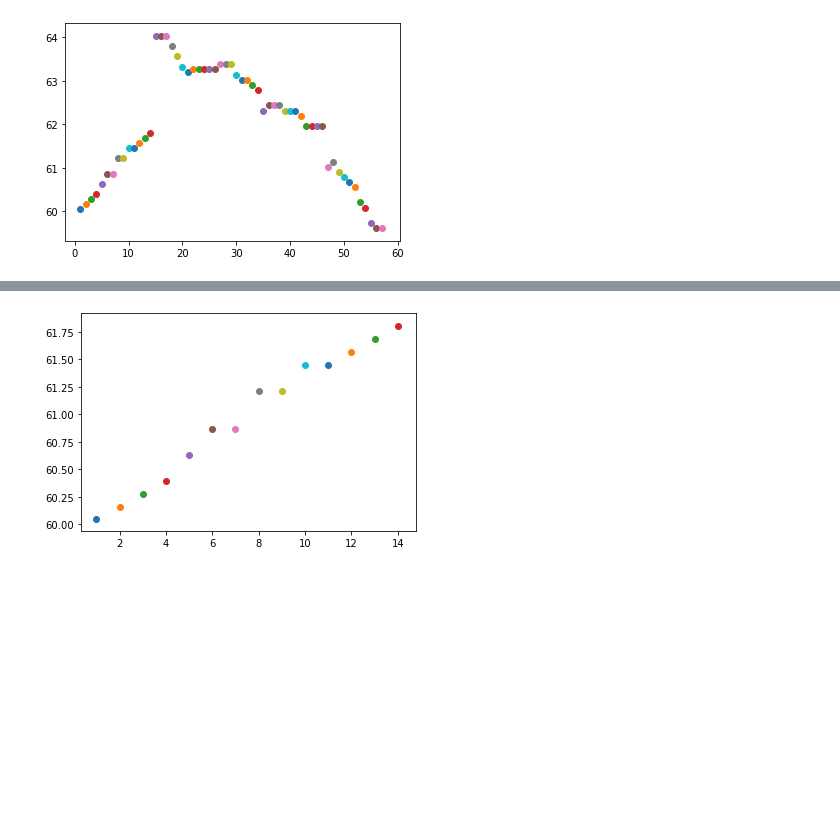
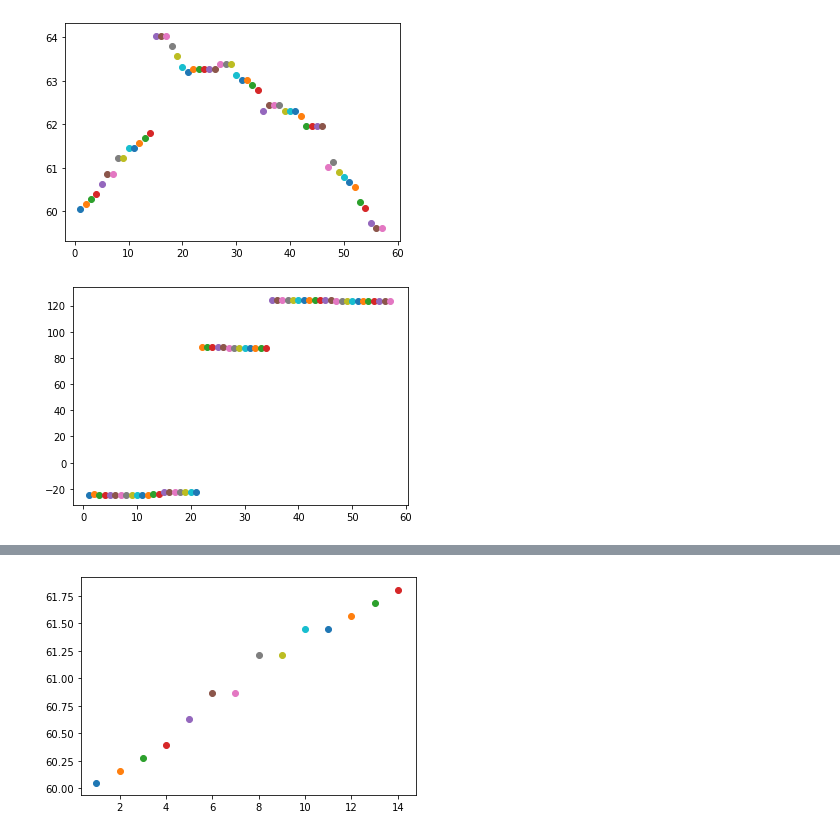
Before and after one commit to Zivvvo/Helical-Alignment-Tool, a Jupyter notebook: Alignment_Helix.ipynb, the cells around one changed output, grey strips where cells are left out. Drawn from its saved outputs; the diff is of its cells as text; code cells hidden in the pictures; blank space fills up the shorter version.

```diff
--- a/Alignment_Helix.ipynb
+++ b/Alignment_Helix.ipynb
@@ -80,7 +80,23 @@ def plot_psi(dataframe):
 def plot_psi_np(numpy_arr):
     for i in range(numpy_arr.shape[0]):
         plt.scatter(i+1, numpy_arr[i][8])
+
+def plot_rot(dataframe):
+    i = 1
+    for rot in list(dataframe.AngleRot):
+        plt.scatter(i, rot)
+        i = i + 1
+
+def plot_tilt(dataframe):
+    i = 1
+    for tilt in list(dataframe.AngleTilt):
+        plt.scatter(i, tilt)
+        i = i + 1
 # %%
 plot_psi(post_shift_df)
 # %% [output]
 [figure]
+# %%
+plot_rot(post_shift_df)
+# %% [output]
+[figure, added]
```
Also changed, not shown: parts of 7 cells of this notebook, 5 other files.
